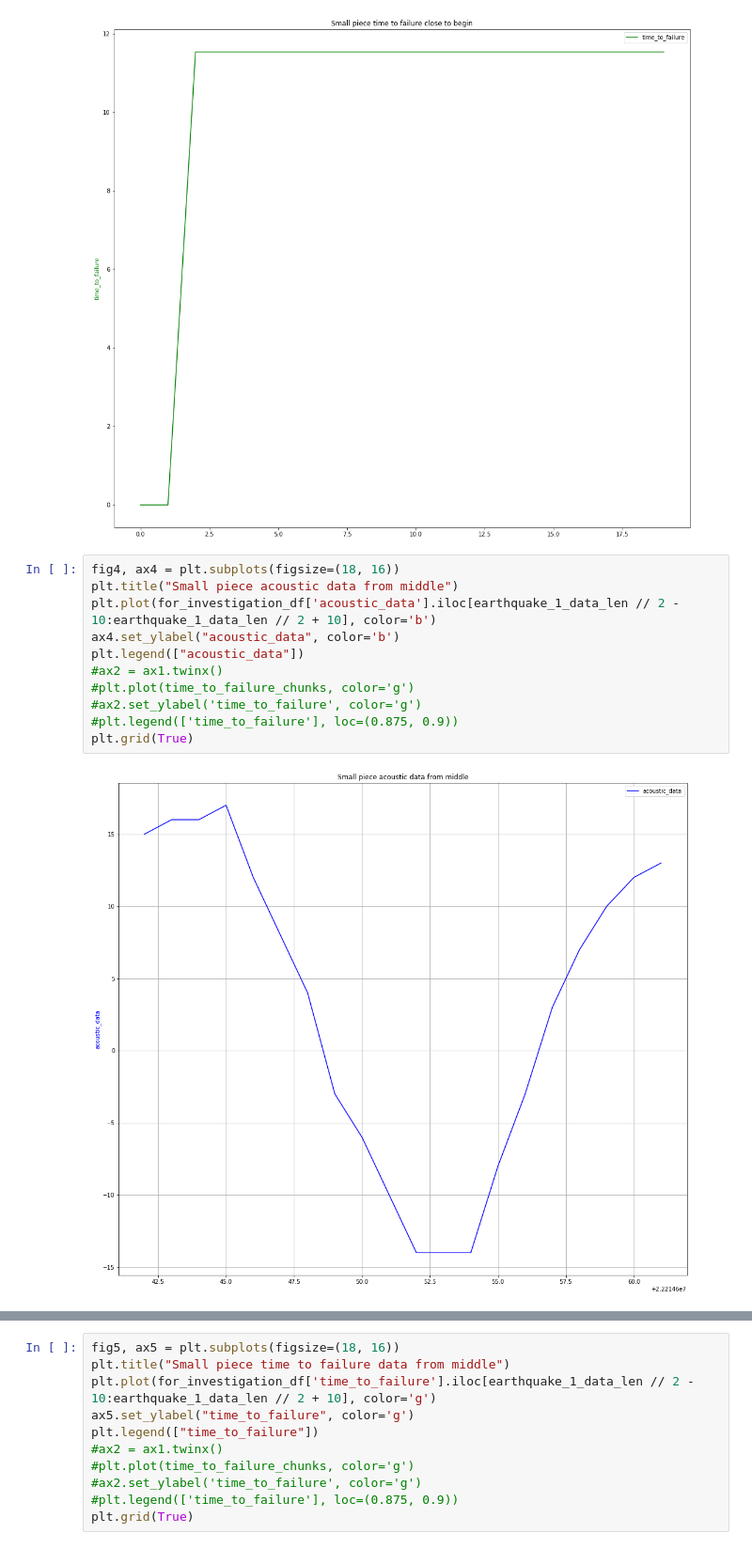
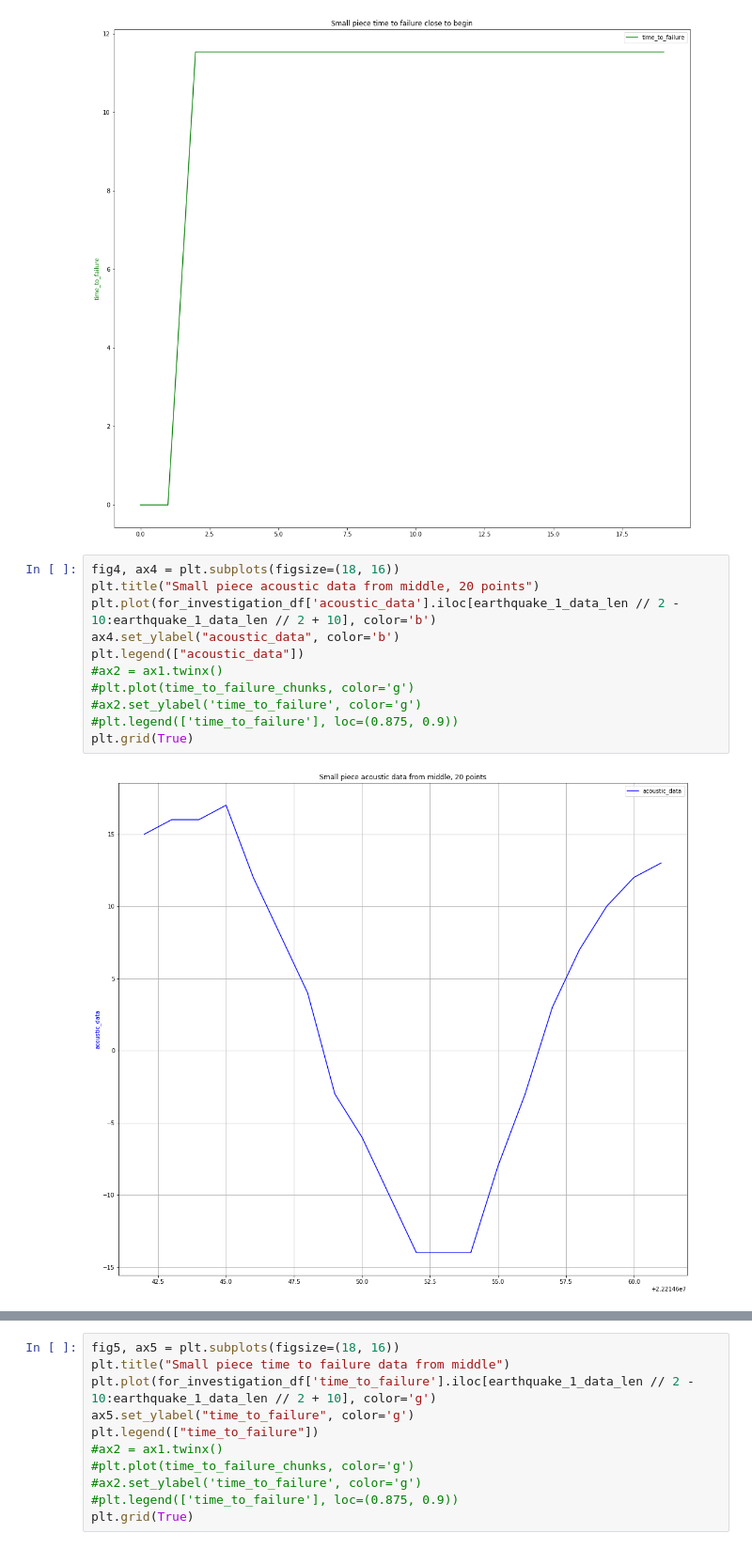
Before and after one commit to contemplat0r/LANL_Earthquake_Prediction, a Jupyter notebook: lanl-data-investigation-and-learn.ipynb, the cells around one changed output, grey strips where cells are left out. Shown at 94% size. Cells and saved outputs as stored; diff of their text form.

```diff
--- a/lanl-data-investigation-and-learn.ipynb
+++ b/lanl-data-investigation-and-learn.ipynb
@@ -130,14 +169,14 @@ plt.grid(False)
 [figure]
 # %%
 fig4, ax4 = plt.subplots(figsize=(18, 16))
-plt.title("Small piece acoustic data from middle")
+plt.title("Small piece acoustic data from middle, 20 points")
 plt.plot(for_investigation_df['acoustic_data'].iloc[earthquake_1_data_len // 2 - 10:earthquake_1_data_len // 2 + 10], color='b')
 ax4.set_ylabel("acoustic_data", color='b')
 plt.legend(["acoustic_data"])
 #ax2 = ax1.twinx()
 #plt.plot(time_to_failure_chunks, color='g')
 #ax2.set_ylabel('time_to_failure', color='g')
 #plt.legend(['time_to_failure'], loc=(0.875, 0.9))
 plt.grid(True)
 # %% [output]
-[figure, old version]
+[figure, new version]
```
Also changed, not shown: parts of 20 cells of this notebook, 4 other files.
